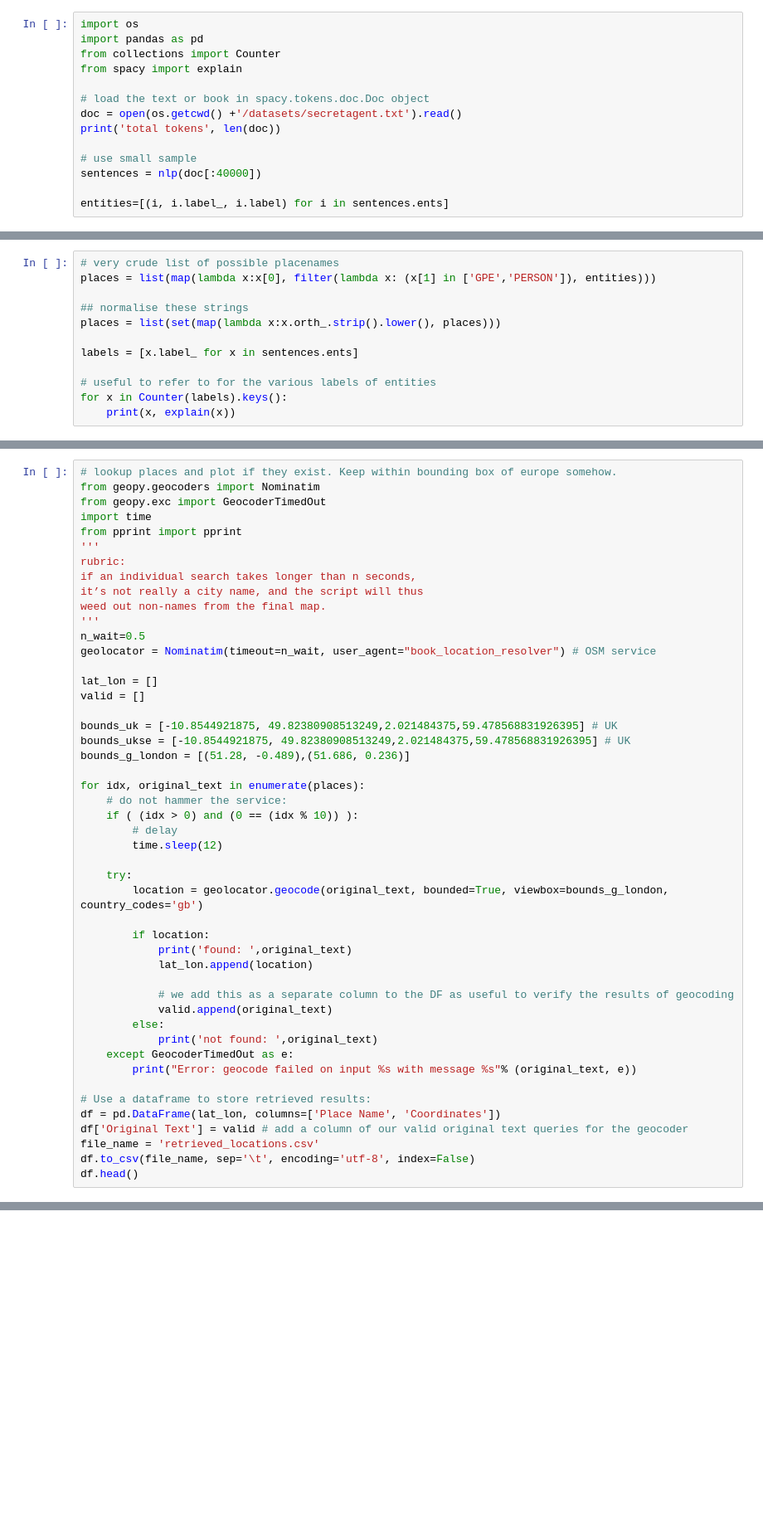
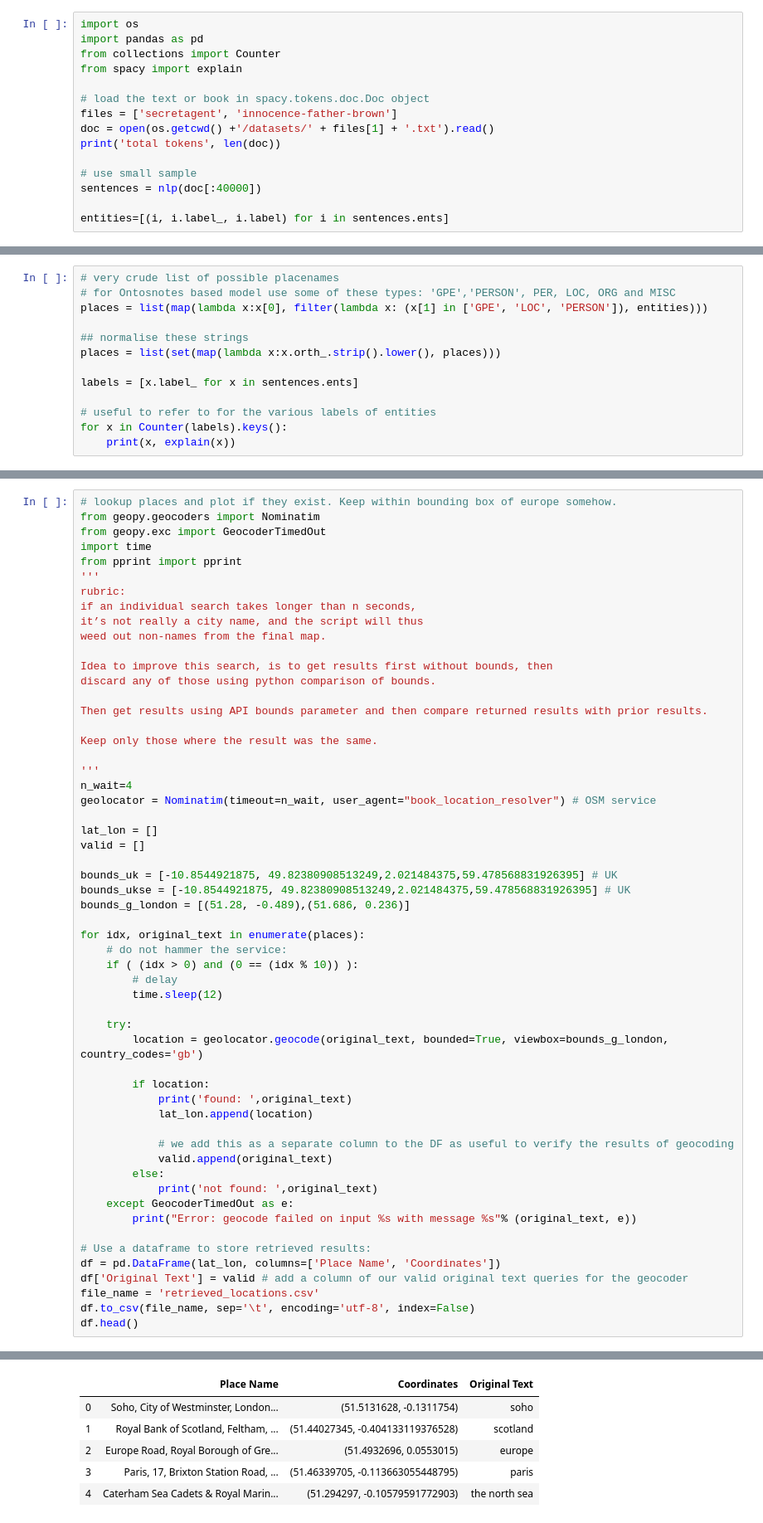
Before and after one commit to battez/bkmap, a Jupyter notebook: spacy.ipynb, the cells around one changed output, grey strips where cells are left out. Shown at 83% size. Drawn from its saved outputs; the diff is of its cells as text; blank space fills up the shorter version.

Commit message:
add diff model and dataset and some notes to comments

```diff
--- a/spacy.ipynb
+++ b/spacy.ipynb
@@ -13,7 +16,8 @@ from collections import Counter
 from spacy import explain
 
 # load the text or book in spacy.tokens.doc.Doc object
-doc = open(os.getcwd() +'/datasets/secretagent.txt').read()
+files = ['secretagent', 'innocence-father-brown']
+doc = open(os.getcwd() +'/datasets/' + files[1] + '.txt').read()
 print('total tokens', len(doc))
 
 # use small sample
@@ -25,6 +29,7 @@ total tokens 541226
 # %%
 # very crude list of possible placenames
-places = list(map(lambda x:x[0], filter(lambda x: (x[1] in ['GPE','PERSON']), entities)))
+# for Ontosnotes based model use some of these types: 'GPE','PERSON', PER, LOC, ORG and MISC
+places = list(map(lambda x:x[0], filter(lambda x: (x[1] in ['GPE', 'LOC', 'PERSON']), entities)))
 
 ## normalise these strings
 places = list(set(map(lambda x:x.orth_.strip().lower(), places)))
@@ -63,8 +66,16 @@ rubric:
 if an individual search takes longer than n seconds,
 it’s not really a city name, and the script will thus
 weed out non-names from the final map.
+
+Idea to improve this search, is to get results first without bounds, then
+discard any of those using python comparison of bounds.
+
+Then get results using API bounds parameter and then compare returned results with prior results.
+
+Keep only those where the result was the same.
+
 '''
-n_wait=0.5
+n_wait=4
 geolocator = Nominatim(timeout=n_wait, user_agent="book_location_resolver") # OSM service
 
 lat_lon = []
@@ -122,3 +132,9 @@ KeyboardInterrupt:
+|  | Place Name | Coordinates | Original Text |
+| 0 | Soho, City of Westminster, London... | (51.5131628, -0.1311754) | soho |
+| 1 | Royal Bank of Scotland, Feltham, ... | (51.44027345, -0.404133119376528) | scotland |
+| 2 | Europe Road, Royal Borough of Gre... | (51.4932696, 0.0553015) | europe |
+| 3 | Paris, 17, Brixton Station Road, ... | (51.46339705, -0.113663055448795) | paris |
+| 4 | Caterham Sea Cadets & Royal Marin... | (51.294297, -0.10579591772903) | the north sea |
 # %%
 import folium
 
```
Also changed, not shown: parts of 5 cells of this notebook, 2 other files.
